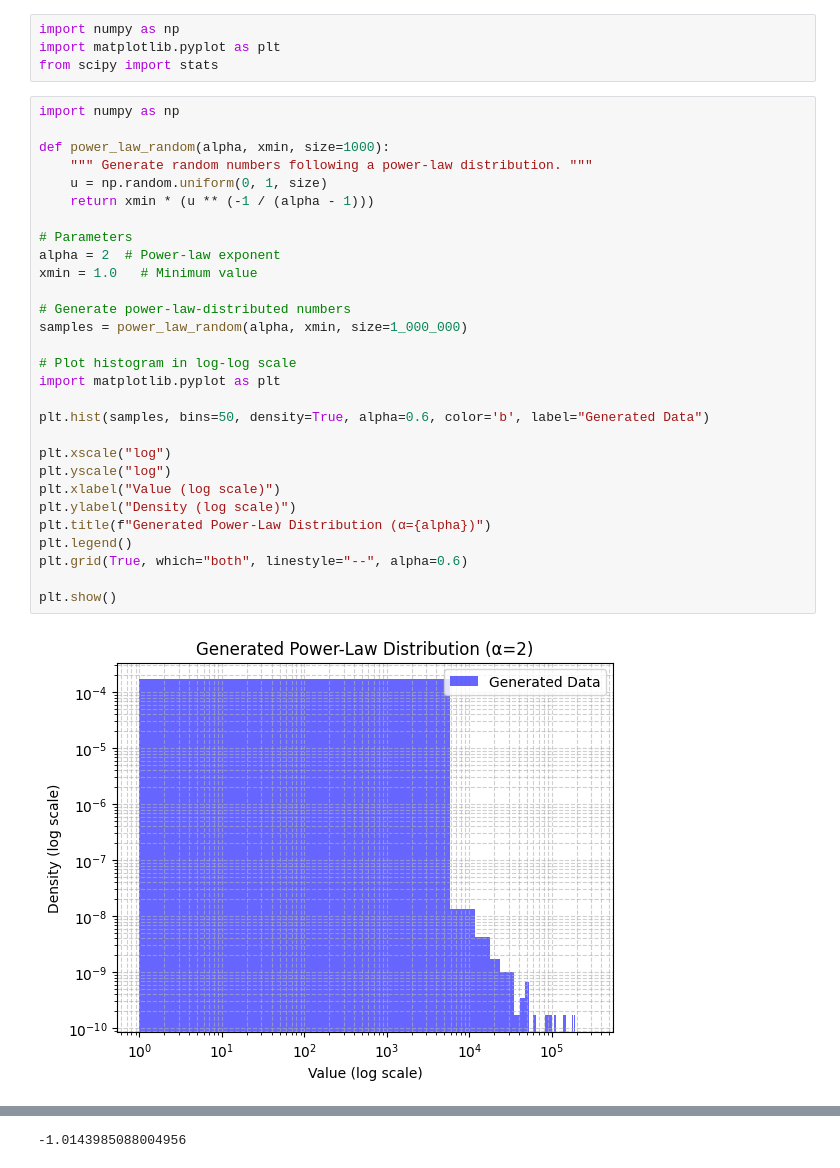
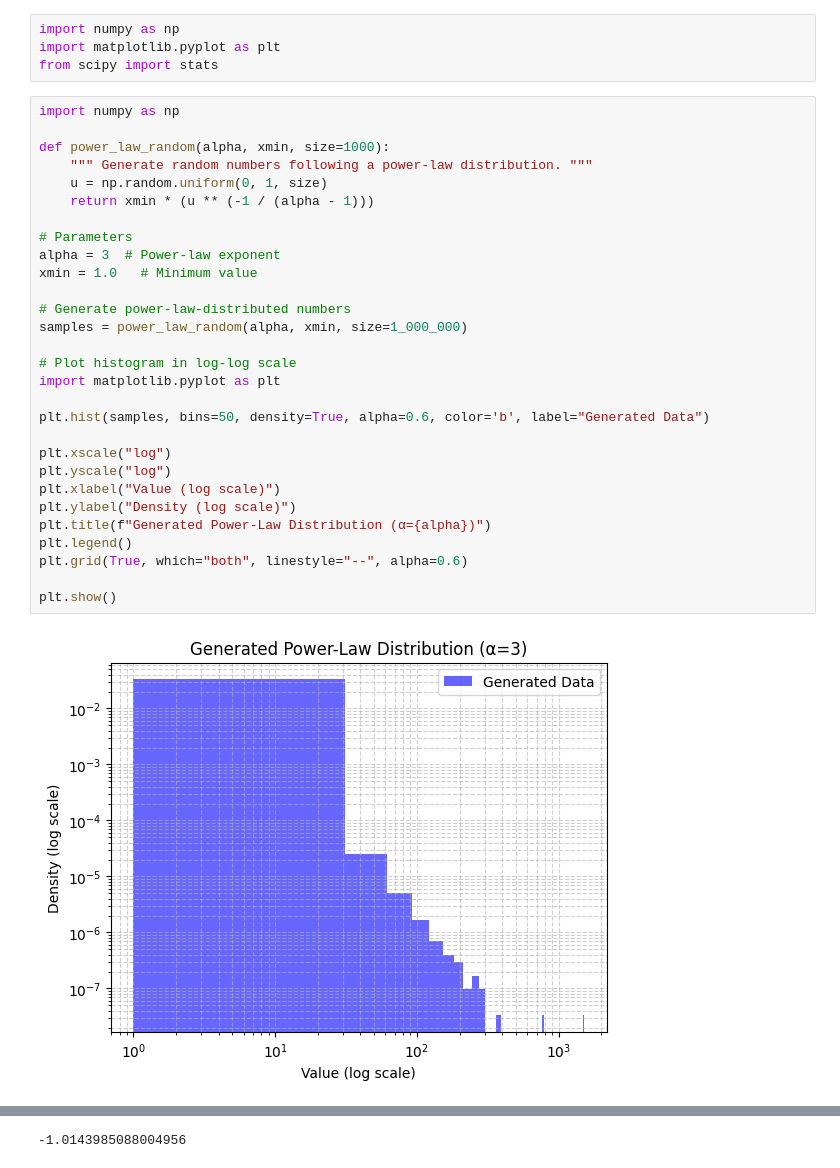
Before and after one commit to alireza-astane/Burridge_Knopoff_Model, a Jupyter notebook: plotting.ipynb, the cells around one changed output, grey strips where cells are left out. Cells and saved outputs as stored; diff of their text form.

Commit message:
correct the plotting in plotting.ipynb

```diff
--- a/plotting.ipynb
+++ b/plotting.ipynb
@@ -5,31 +5,31 @@ from scipy import stats
 # %%
 import numpy as np
 
 def power_law_random(alpha, xmin, size=1000):
     """ Generate random numbers following a power-law distribution. """
     u = np.random.uniform(0, 1, size)
     return xmin * (u ** (-1 / (alpha - 1)))
 
 # Parameters
-alpha = 2  # Power-law exponent
+alpha = 3  # Power-law exponent
 xmin = 1.0   # Minimum value
 
 # Generate power-law-distributed numbers
 samples = power_law_random(alpha, xmin, size=1_000_000)
 
 # Plot histogram in log-log scale
 import matplotlib.pyplot as plt
 
 plt.hist(samples, bins=50, density=True, alpha=0.6, color='b', label="Generated Data")
 
 plt.xscale("log")
 plt.yscale("log")
 plt.xlabel("Value (log scale)")
 plt.ylabel("Density (log scale)")
 plt.title(f"Generated Power-Law Distribution (α={alpha})")
 plt.legend()
 plt.grid(True, which="both", linestyle="--", alpha=0.6)
 
 plt.show()
 # %% [output]
-[figure, old version]
+[figure, new version]
```
Also changed, not shown: parts of 4 cells of this notebook, 1 other file.
